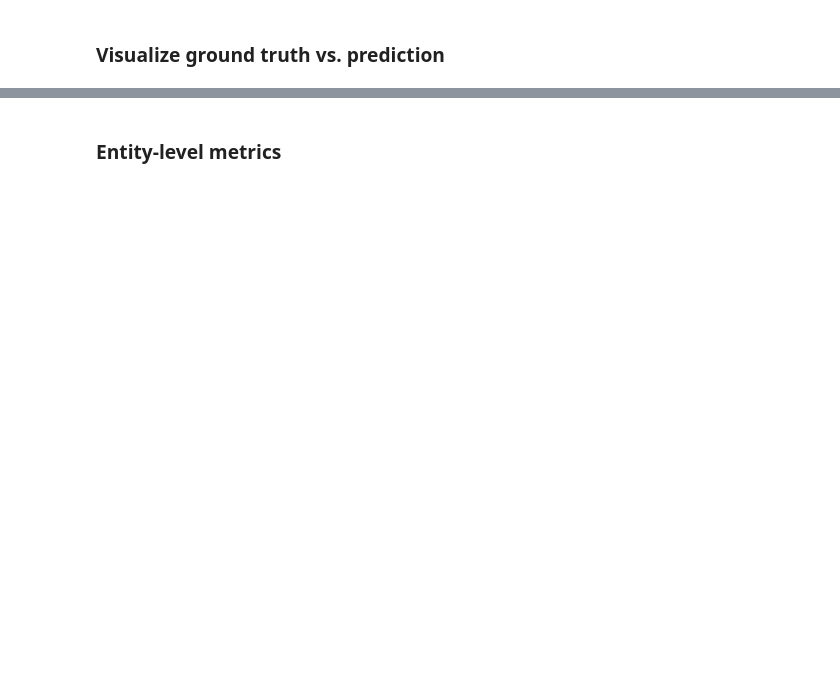
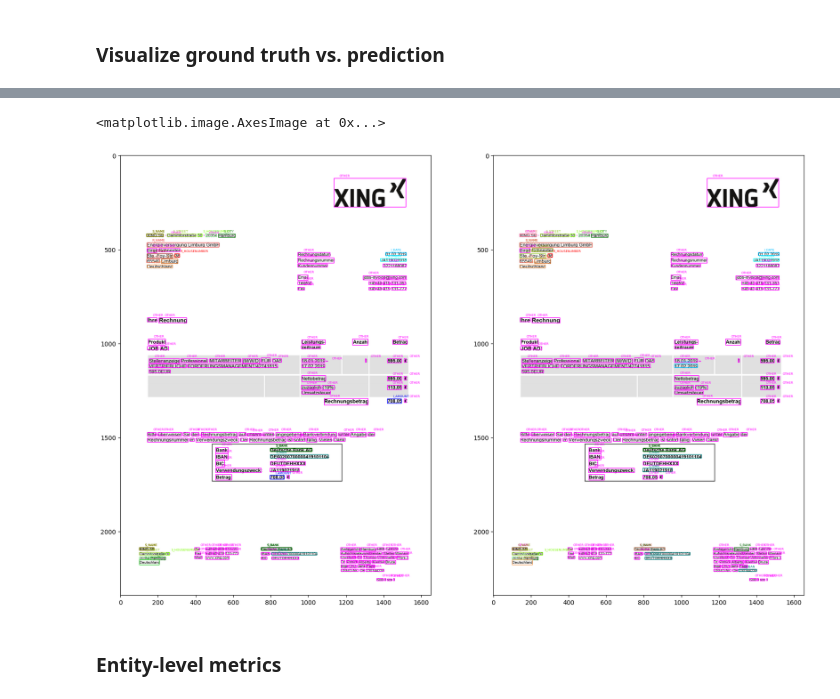
Before and after one commit to ihabram/thesis-masters, a Jupyter notebook: Comparison/Performance_comparison.ipynb, the cells around one changed output, grey strips where cells are left out. Cells and saved outputs as stored; diff of their text form; code cells hidden in the pictures; blank space fills up the shorter version.

```diff
--- a/Comparison/Performance_comparison.ipynb
+++ b/Comparison/Performance_comparison.ipynb
@@ -250,38 +345,51 @@ label2color = {
 # %%
-from PIL import ImageDraw, ImageFont
 import matplotlib.patches as patches
 
-# Pick an invoice to investigate
-variant = 'fake'
-
-dataset = load_dataset(rf'C:\Users\Habram\Documents\Datasets_final\{variant}2real\{variant}2real.py',
-             cache_dir=rf'C:\Users\Habram\Documents\Datasets_final\{variant}2real')
-
-example = dataset['test'][0]
-invoice = example['image']
+draw = ImageDraw.Draw(invoice)
+font = ImageFont.load_default()
+width, height = invoice.size
 
 fig, axs = plt.subplots(1, 2)
 fig.set_figheight(20)
 fig.set_figwidth(20)
 
-for label, box in zip(example['ner_tags'], example['bboxes']):
+for label, box in zip(true_labels, example['bboxes']):
     box_normalized = unnormalize_box(box, width, height)
     # Draw the label bounding box and name on the invoice
-    if label == 0:
+    if label == 'O':
         label = 'OTHER'
     else:
-        label = id2label[label][2:]
+        label = label[2:]
+
     top_x = box_normalized[0]
     top_y = box_normalized[1]
     box_width = box_normalized[2] - box_normalized[0]
     box_height= box_normalized[3] - box_normalized[1]
     rect1 = patches.Rectangle((top_x, top_y), box_width, box_height, linewidth=1, edgecolor=label2color[label], facecolor='none')
     axs[0].add_patch(rect1)
     axs[0].text(top_x+30, top_y-10, label, fontsize=5, color=label2color[label])
-    #draw.rectangle(axs[0], box_normalized, outline=label2color[label])
-    #draw.text(axs[0], (box_normalized[0] + 10, box_normalized[1] - 10), text=label, fill=label2color[label], font=font)
+
+for label, box in zip(true_predictions, example['bboxes']):
+    box_normalized = unnormalize_box(box, width, height)
+    # Draw the label bounding box and name on the invoice
+    if label == 'O':
+        label = 'OTHER'
+    else:
+        label = label[2:]
+
+    top_x = box_normalized[0]
+    top_y = box_normalized[1]
+    box_width = box_normalized[2] - box_normalized[0]
+    box_height= box_normalized[3] - box_normalized[1]
+    rect1 = patches.Rectangle((top_x, top_y), box_width, box_height, linewidth=1, edgecolor=label2color[label], facecolor='none')
+    axs[1].add_patch(rect1)
+    axs[1].text(top_x+30, top_y-10, label, fontsize=5, color=label2color[label])
+
 axs[0].imshow(invoice)
-#invoice.show()
+axs[1].imshow(invoice)
+# %% [output]
+<matplotlib.image.AxesImage at 0x...>
+[figure, added]
 # %% [markdown]
 ### Entity-level metrics
 # %%
```
Also changed, not shown: parts of 6 cells of this notebook, 5 other files.
